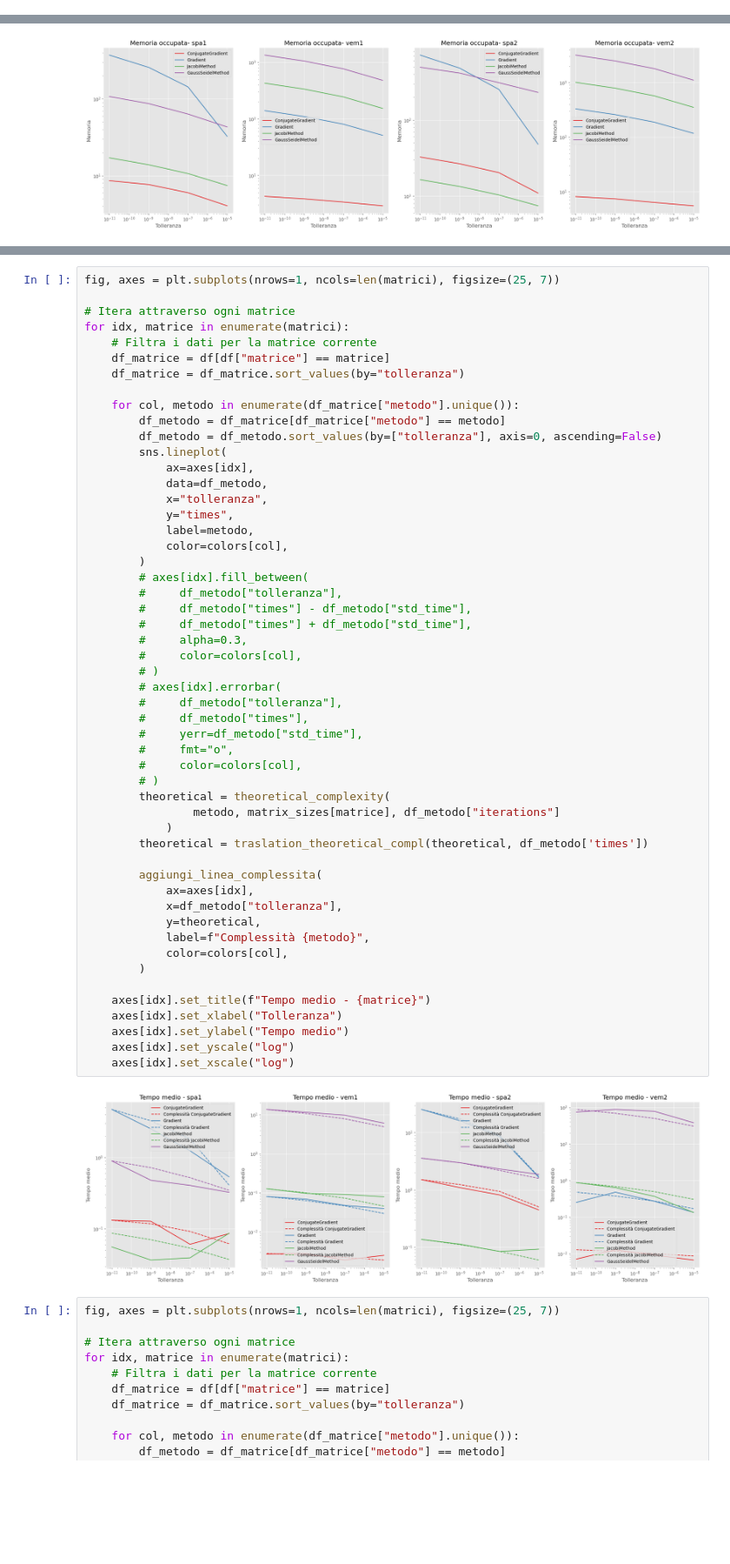
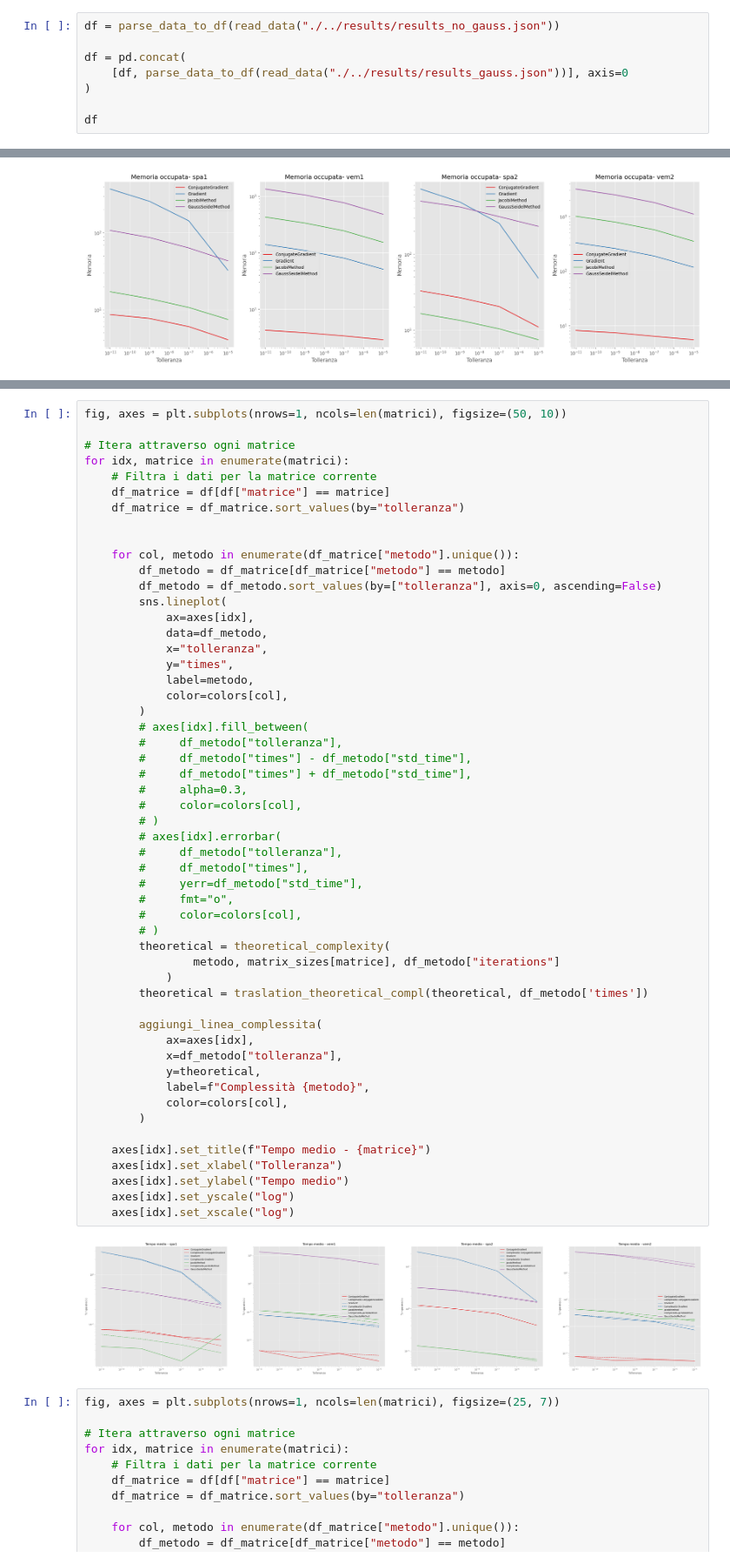
Before and after one commit to TommasoFerrario18/Methods-of-Scientific-Computing, a Jupyter notebook: src/tmp.ipynb, the cells around one changed output, grey strips where cells are left out. Shown: that part at 87% size. Drawn from its saved outputs; the diff is of its cells as text; blank space fills up the shorter version.

Commit message:
Report + Images

```diff
--- a/src/tmp.ipynb
+++ b/src/tmp.ipynb
@@ -49,0 +54,8 @@ df.head()
+# %%
+df = parse_data_to_df(read_data("./../results/results_no_gauss.json"))
+
+df = pd.concat(
+    [df, parse_data_to_df(read_data("./../results/results_gauss.json"))], axis=0
+)
+
+df
@@ -130,12 +156,13 @@ Name: times, dtype: float64
 dtype: float64
 # %%
-fig, axes = plt.subplots(nrows=1, ncols=len(matrici), figsize=(25, 7))
+fig, axes = plt.subplots(nrows=1, ncols=len(matrici), figsize=(50, 10))
 
 # Itera attraverso ogni matrice
 for idx, matrice in enumerate(matrici):
     # Filtra i dati per la matrice corrente
     df_matrice = df[df["matrice"] == matrice]
     df_matrice = df_matrice.sort_values(by="tolleranza")
+
 
     for col, metodo in enumerate(df_matrice["metodo"].unique()):
         df_metodo = df_matrice[df_matrice["metodo"] == metodo]
@@ -154,34 +181,34 @@ for idx, matrice in enumerate(matrici):
         #     df_metodo["times"] + df_metodo["std_time"],
         #     alpha=0.3,
         #     color=colors[col],
         # )
         # axes[idx].errorbar(
         #     df_metodo["tolleranza"],
         #     df_metodo["times"],
         #     yerr=df_metodo["std_time"],
         #     fmt="o",
         #     color=colors[col],
         # )
         theoretical = theoretical_complexity(
                 metodo, matrix_sizes[matrice], df_metodo["iterations"]
             )
         theoretical = traslation_theoretical_compl(theoretical, df_metodo['times'])
 
         aggiungi_linea_complessita(
             ax=axes[idx],
             x=df_metodo["tolleranza"],
             y=theoretical,
             label=f"Complessità {metodo}",
             color=colors[col],
         )
 
     axes[idx].set_title(f"Tempo medio - {matrice}")
     axes[idx].set_xlabel("Tolleranza")
     axes[idx].set_ylabel("Tempo medio")
     axes[idx].set_yscale("log")
     axes[idx].set_xscale("log")
 # %% [output]
-[figure, old version]
+[figure, new version]
 # %%
 fig, axes = plt.subplots(nrows=1, ncols=len(matrici), figsize=(25, 7))
 
```
Also changed, not shown: parts of 7 cells of this notebook, 18 other files.
